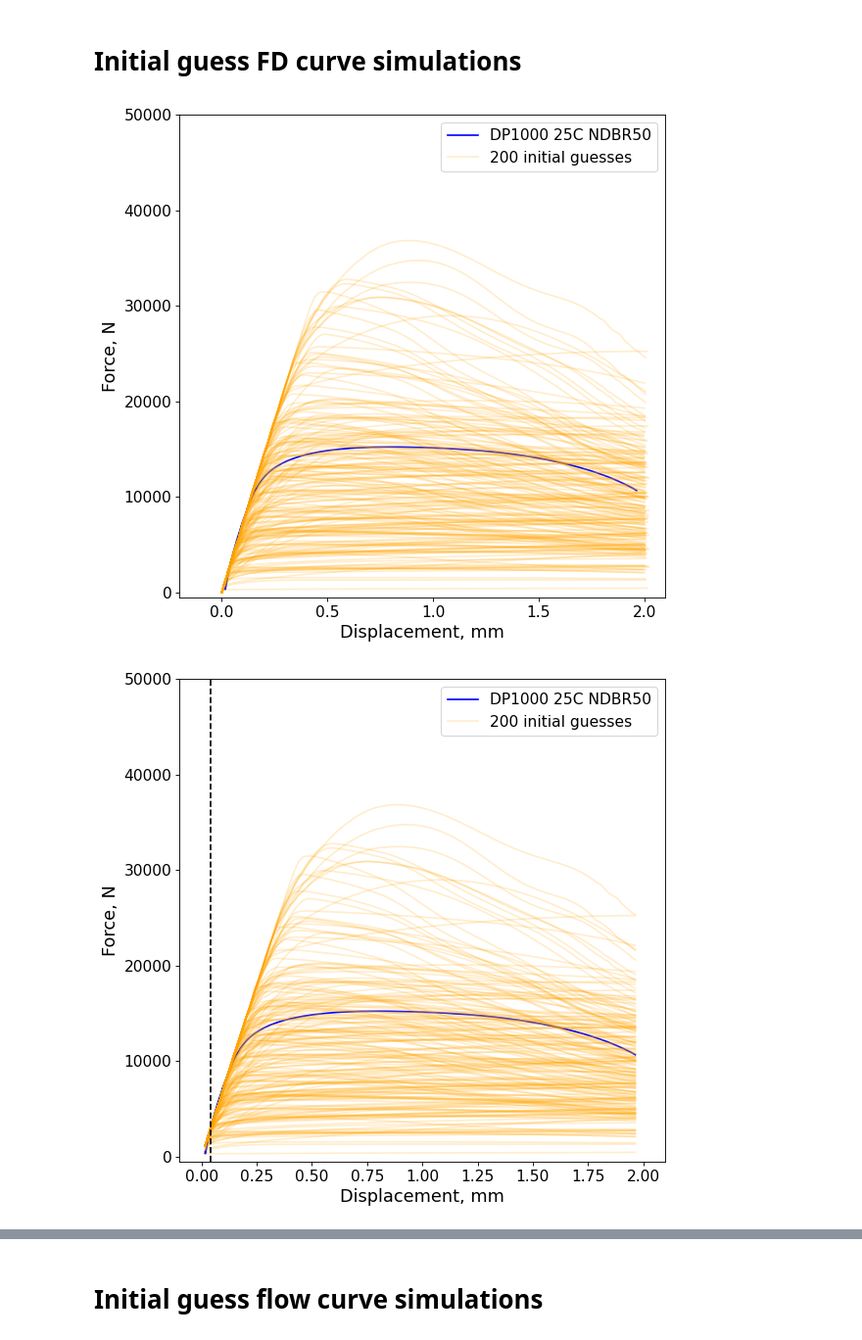
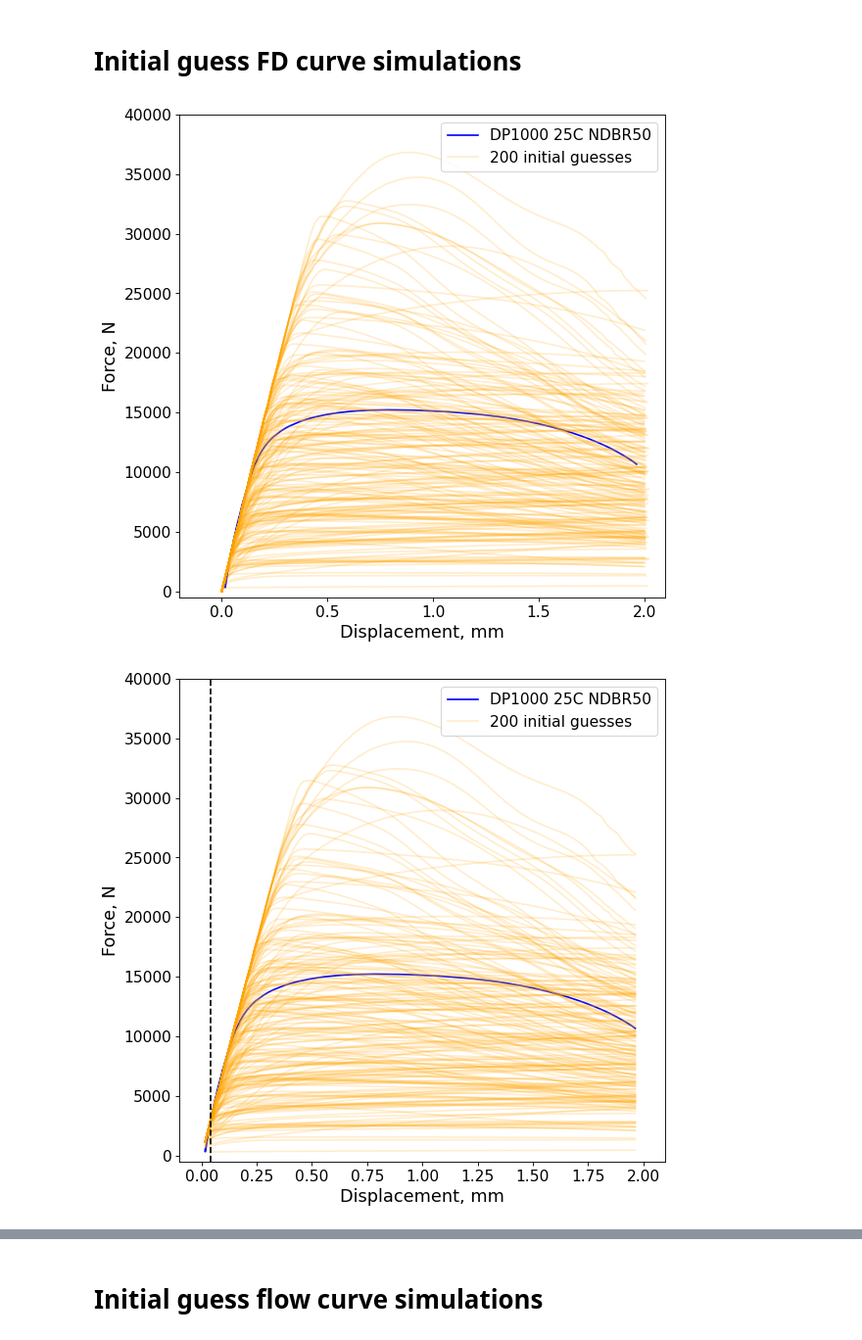
Before and after one commit to LianjGroup/Abaqus-Macromechanics-Project, a Jupyter notebook: notebooks/plot_results_initial_MOO.ipynb, the cells around one changed output, grey strips where cells are left out. Shown at 98% size. Cells and saved outputs as stored; diff of their text form; code cells hidden in the pictures.

```diff
--- a/notebooks/plot_results_initial_MOO.ipynb
+++ b/notebooks/plot_results_initial_MOO.ipynb
@@ -55,7 +55,7 @@ c:\Users\springnuance\Desktop\Abaqus-Macromechanics-Project
 # %% [markdown]
 # Initial guess FD curve simulations
 # %%
-colors = ["blue", "purple", "green", "red", "brown"]
+colors = ["blue", "purple", "green", "red", "cyan"]
 
 for index, geometry in enumerate(info['geometries']):
 
@@ -90,41 +90,39 @@ for index, geometry in enumerate(info['geometries']):
     plt.xlabel('Displacement, mm', fontsize=fontsize+2)
     plt.ylabel('Force, N', fontsize=fontsize+2)
     plt.xlim([-0.2, 2.1])
-    plt.ylim([-500, 50000])
+    plt.ylim([-500, 40000])
     plt.xticks(fontsize=fontsize)
     plt.yticks(fontsize=fontsize)
     plt.legend(fontsize=fontsize, loc=1)
 
 
     figure(figsize=(8, 8), dpi=80)
     plt.plot(expDisplacement, expForce, label=f'DP1000 25C {geometry}', color=colors[index])
     for param in initial_interpolated_FD_Curves:
         plt.plot(initial_interpolated_FD_Curves[param]['displacement'],
                 initial_interpolated_FD_Curves[param]['force'],
                 color='orange',
                 alpha=0.2,
                 #label=param
                 )
 
     numberOfInitialSims = len(initial_original_FD_Curves)
     plt.plot([],[], color='orange', alpha=0.2, label=f'{numberOfInitialSims} initial guesses')
     #plt.title(f'Task {taskName}: initial interpolated FD curve guesses\nfor DP1000 400C {geometry}', fontsize=fontsize+2)
     plt.xlabel('Displacement, mm', fontsize=fontsize+2)
     plt.ylabel('Force, N', fontsize=fontsize+2)
     plt.xlim([-0.1, 2.1])
-    plt.ylim([-500, 50000])
+    plt.ylim([-500, 40000])
     if geometry == "NDBR50":
-        plt.axvline(x=targetCurve['displacement'][200], color='black', linestyle='--')
-    if geometry == "NDBR20":
         plt.axvline(x=targetCurve['displacement'][200], color='black', linestyle='--')
     if geometry == "NDBR6":
         plt.axvline(x=targetCurve['displacement'][200], color='black', linestyle='--')
     if geometry == "CHD6":
         plt.axvline(x=targetCurve['displacement'][200], color='black', linestyle='--')
     plt.xticks(fontsize=fontsize)
     plt.yticks(fontsize=fontsize)
     plt.legend(fontsize=fontsize, loc=1)
     plt.show()
 # %% [output]
-[figure, old version]
+[figure, new version]
-[figure, old version]
+[figure, new version]
```
Also changed, not shown: parts of 1 cell of this notebook, 27 other files.
